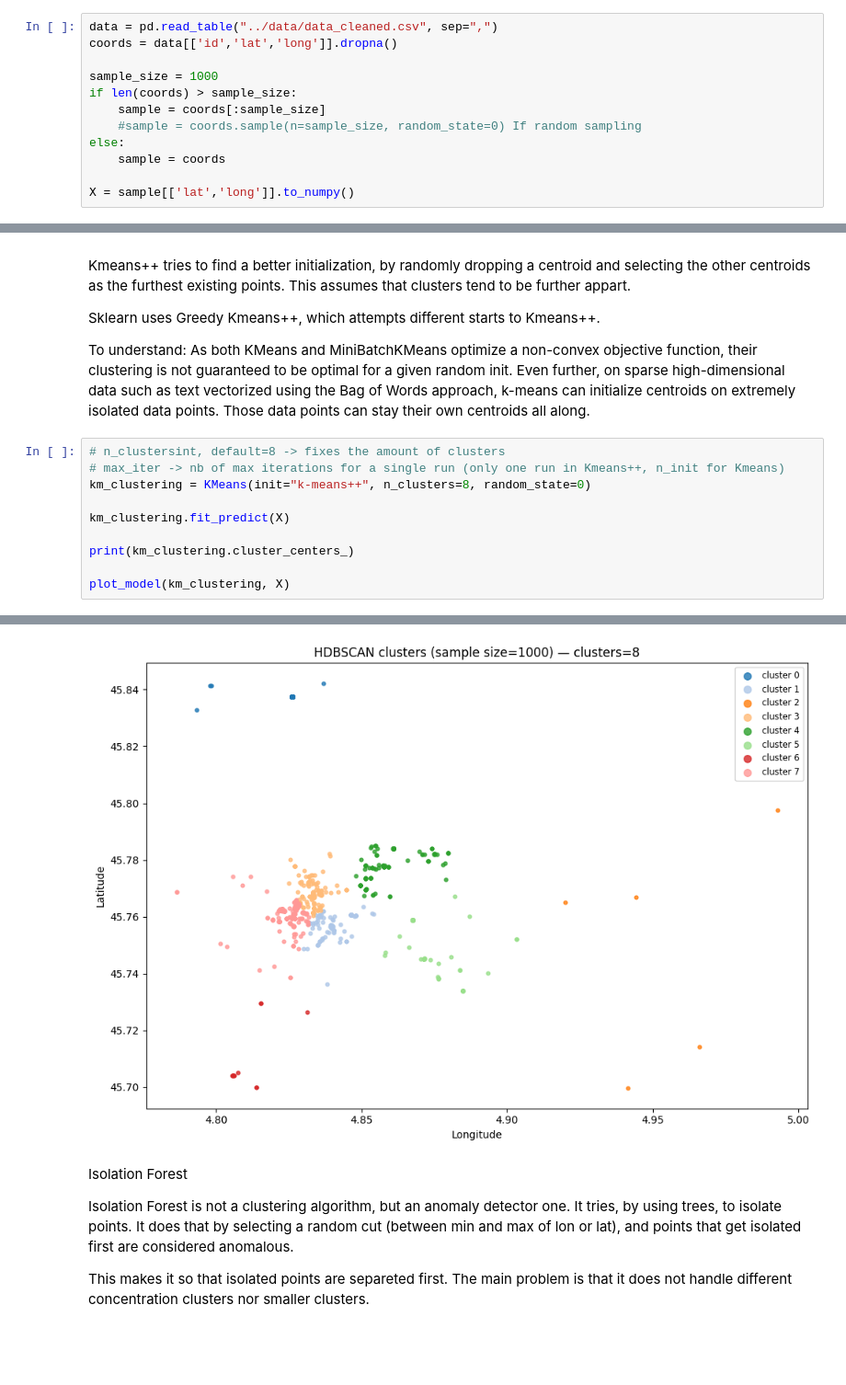
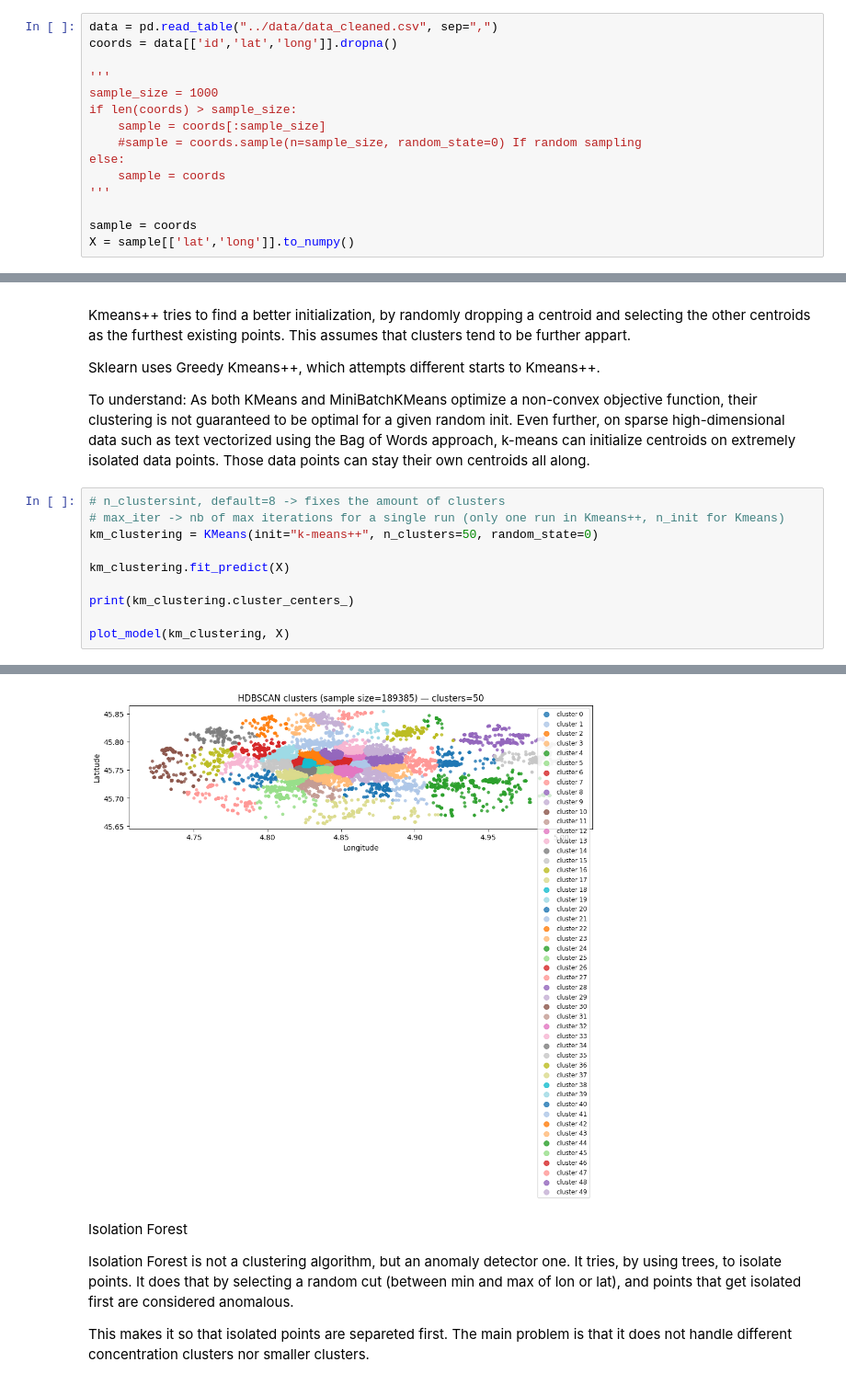
Before and after one commit to Jhouny/Flickr-Clustering, a Jupyter notebook: notebooks/clustering.ipynb, the cells around one changed output, grey strips where cells are left out. Shown at 92% size. Drawn from its saved outputs; the diff is of its cells as text; blank space fills up the shorter version.

```diff
--- a/notebooks/clustering.ipynb
+++ b/notebooks/clustering.ipynb
@@ -90,13 +90,16 @@ def plot_if(model, X):
 data = pd.read_table("../data/data_cleaned.csv", sep=",")
 coords = data[['id','lat','long']].dropna()
 
+'''
 sample_size = 1000
 if len(coords) > sample_size:
     sample = coords[:sample_size]
     #sample = coords.sample(n=sample_size, random_state=0) If random sampling
 else:
     sample = coords
+'''
 
+sample = coords
 X = sample[['lat','long']].to_numpy()
 # %% [markdown]
 DBSCAN
@@ -165,7 +168,7 @@ As both KMeans and MiniBatchKMeans optimize a non-convex objective function, the
 # %%
 # n_clustersint, default=8 -> fixes the amount of clusters
 # max_iter -> nb of max iterations for a single run (only one run in Kmeans++, n_init for Kmeans)
-km_clustering = KMeans(init="k-means++", n_clusters=8, random_state=0)
+km_clustering = KMeans(init="k-means++", n_clusters=50, random_state=0)
 
 km_clustering.fit_predict(X)
 
@@ -184,4 +196,4 @@ plot_model(km_clustering, X)
-[figure, old version]
+[figure, new version]
 # %% [markdown]
 Isolation Forest
 
```
Also changed, not shown: parts of 6 cells of this notebook, 1 other file.
